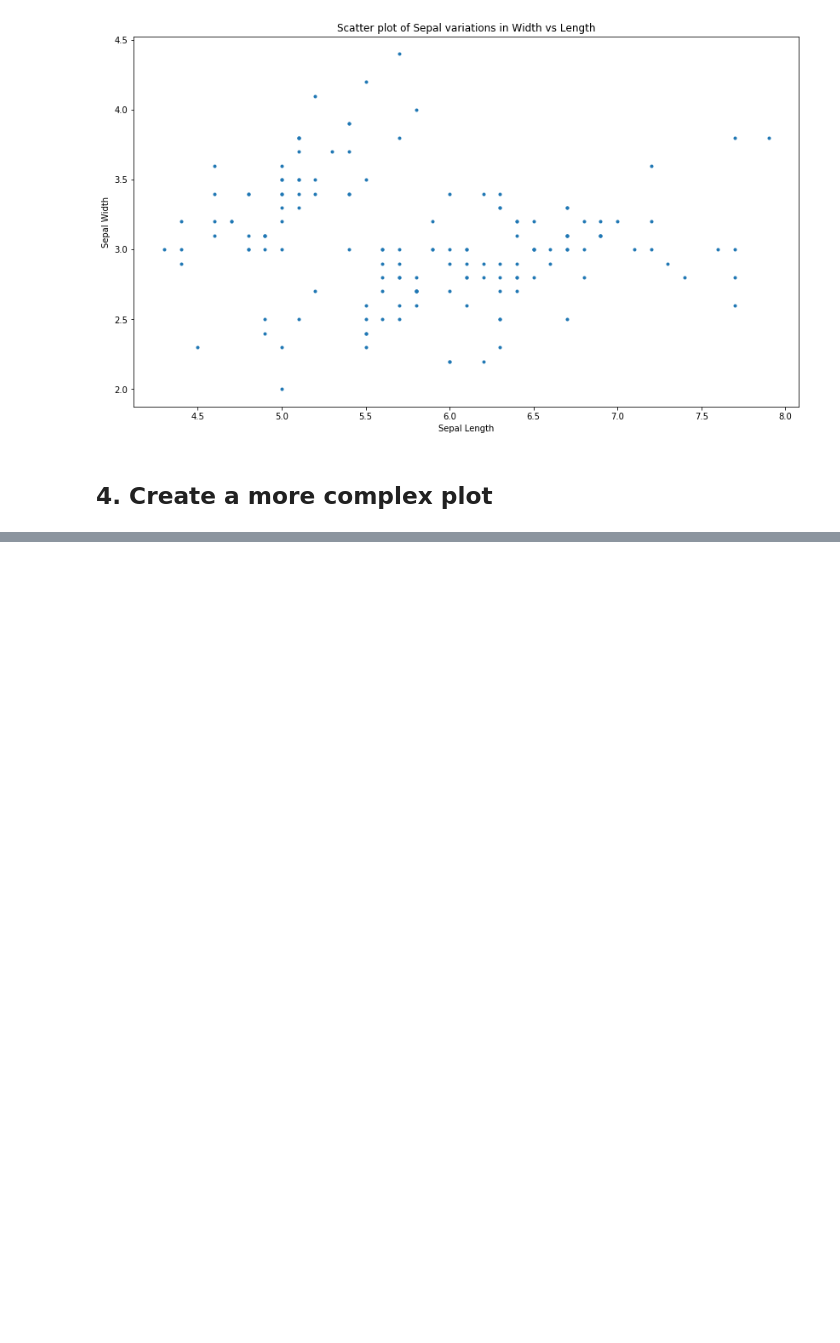
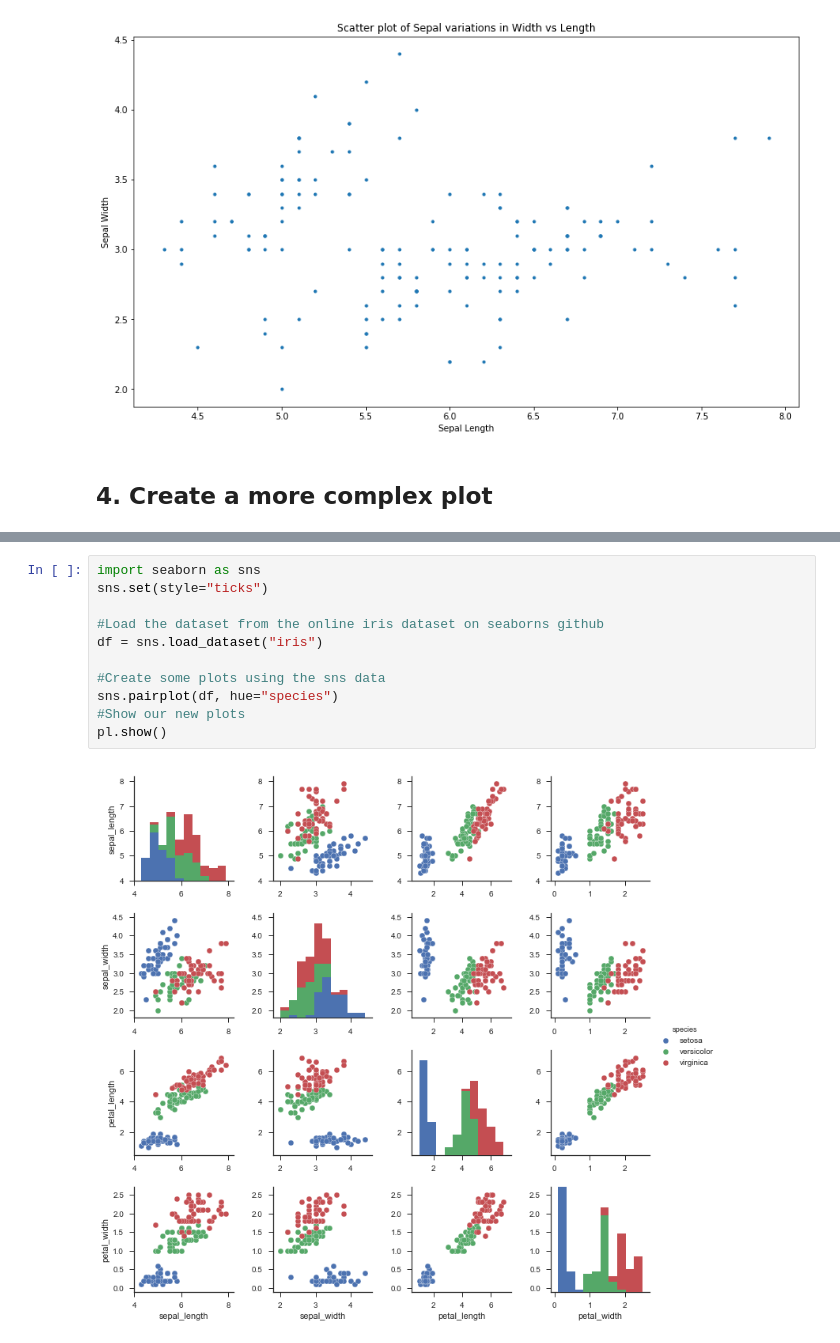
Before and after one commit to andryuha77/Emerging-Technologies-jupyter-solution, a Jupyter notebook: ProbSheet3.ipynb, the cells around one changed output, grey strips where cells are left out. Cells and saved outputs as stored; diff of their text form; blank space fills up the shorter version.

```diff
--- a/ProbSheet3.ipynb
+++ b/ProbSheet3.ipynb
@@ -78,0 +88,13 @@ pl.show()
+# %%
+import seaborn as sns
+sns.set(style="ticks")
+
+#Load the dataset from the online iris dataset on seaborns github
+df = sns.load_dataset("iris")
+
+#Create some plots using the sns data
+sns.pairplot(df, hue="species")
+#Show our new plots
+pl.show()
+# %% [output]
+[figure, added]
```
Also changed, not shown: parts of 4 cells of this notebook.
